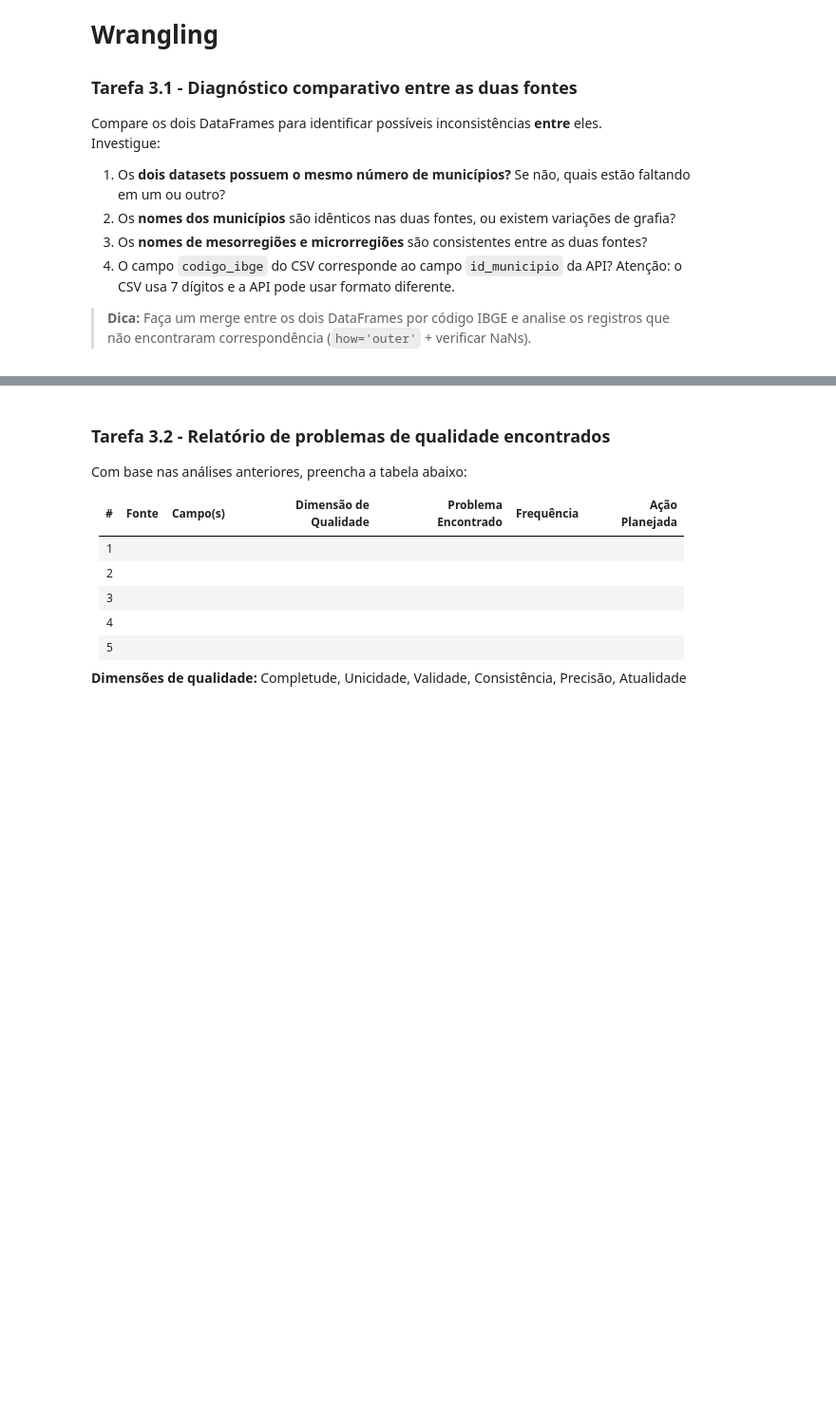
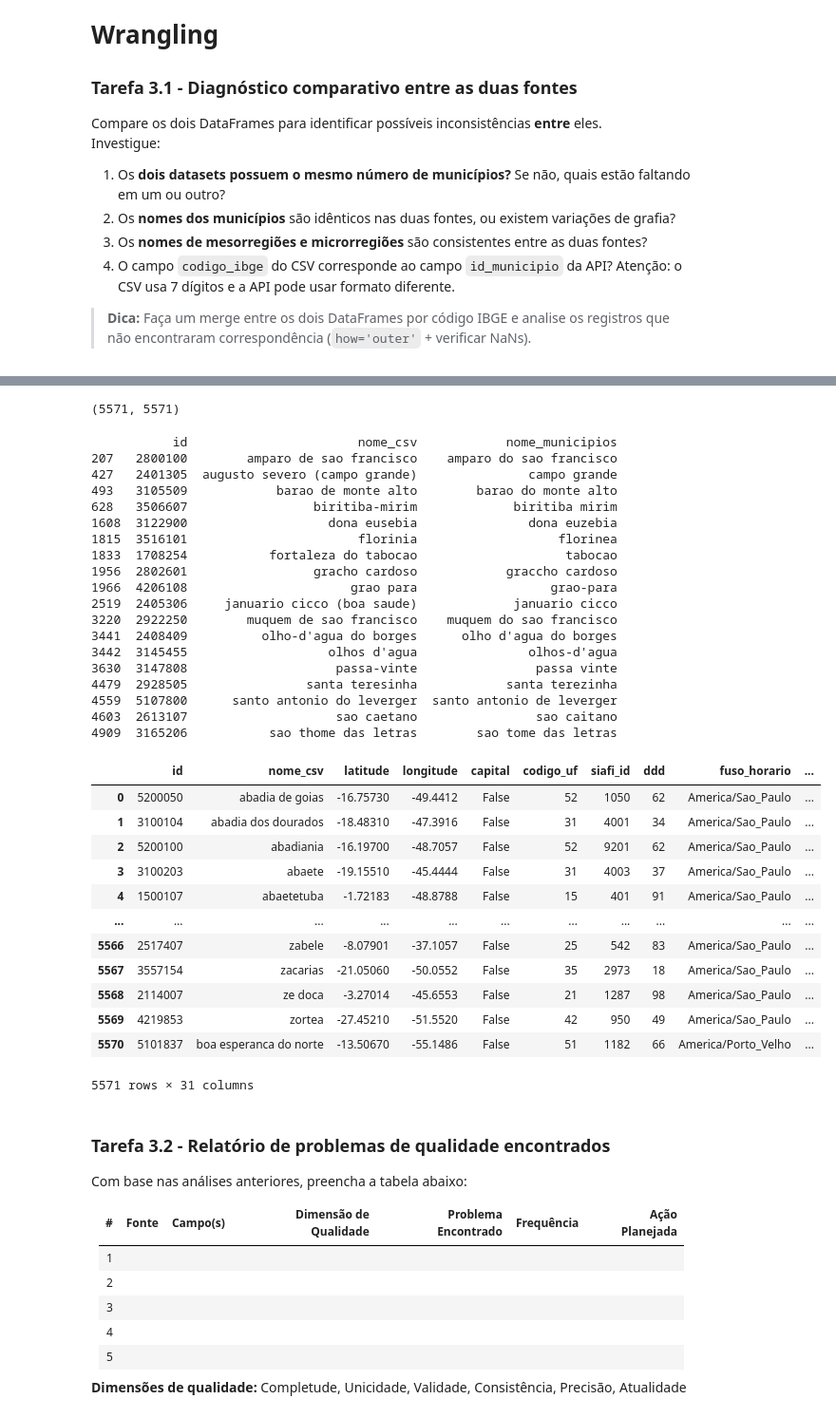
Before and after one commit to davidogral/Data-Wragling, a Jupyter notebook: Davi/vini.ipynb, the cells around one changed output, grey strips where cells are left out. Shown at 95% size. Drawn from its saved outputs; the diff is of its cells as text; code cells hidden in the pictures; blank space fills up the shorter version.

```diff
--- a/Davi/vini.ipynb
+++ b/Davi/vini.ipynb
@@ -418,8 +418,6 @@ Investigue:
 # %%
 # Normalização de colunas para garantir consistência entre os DataFrames
 import unicodedata
-
-df_municipios_csv = df_municipios_csv.rename(columns={"codigo_ibge": "id"})
 
 def normalizar(texto):
     if pd.isna(texto):
@@ -430,14 +428,3 @@ def normalizar(texto):
     texto = "".join(c for c in texto if not unicodedata.combining(c))
 
     return texto
-
-df_municipios_csv["nome"] = df_municipios_csv["nome"].apply(normalizar)
-df_municipios["nome"] = df_municipios["nome"].apply(normalizar)
-
-df_merge = df_municipios_csv.merge(df_municipios, on="id", suffixes=("_csv", "_municipios"))
-diferentes = df_merge[df_merge["nome_csv"] != df_merge["nome_municipios"]]
-print(diferentes[["id", "nome_csv", "nome_municipios"]])
-
-correcoes = dict(zip(diferentes["nome_csv"], diferentes["nome_municipios"]))
-df_municipios_csv["nome"] = df_municipios_csv["nome"].replace(correcoes)
-df_municipios["nome"] = df_municipios["nome"].replace(correcoes)
@@ -466,7 +431,56 @@ df_municipios["nome"] = df_municipios["nome"].replace(correcoes)
 # %%
 # Tarefa 3.1a - Compare o volume de municípios nas duas fontes
+
+df_municipios_csv.shape[0], df_municipios.shape[0]
+# %% [output]
+(5571, 5571)
 # %%
 # Tarefa 3.1b - Identifique municípios presentes em uma fonte mas ausentes na outra
+
+df_municipios_csv = df_municipios_csv.rename(columns={"codigo_ibge": "id"})
+
+df_municipios_csv["nome"] = df_municipios_csv["nome"].apply(normalizar)
+df_municipios["nome"] = df_municipios["nome"].apply(normalizar)
+
+df_merge = df_municipios_csv.merge(df_municipios, on="id", suffixes=("_csv", "_municipios"))
+diferentes = df_merge[df_merge["nome_csv"] != df_merge["nome_municipios"]]
+print(diferentes[["id", "nome_csv", "nome_municipios"]])
+
+correcoes = dict(zip(diferentes["nome_csv"], diferentes["nome_municipios"]))
+df_merge["nome_municipios"] = df_merge["nome_municipios"].replace(correcoes)
+# %% [output]
+           id                       nome_csv            nome_municipios
+207   2800100        amparo de sao francisco    amparo do sao francisco
+427   2401305  augusto severo (campo grande)               campo grande
+493   3105509            barao de monte alto        barao do monte alto
+628   3506607                 biritiba-mirim             biritiba mirim
+1608  3122900                   dona eusebia               dona euzebia
+1815  3516101                       florinia                   florinea
+1833  1708254           fortaleza do tabocao                    tabocao
+1956  2802601                 gracho cardoso            graccho cardoso
+1966  4206108                      grao para                  grao-para
+2519  2405306     januario cicco (boa saude)             januario cicco
+3220  2922250        muquem de sao francisco    muquem do sao francisco
+3441  2408409          olho-d'agua do borges      olho d'agua do borges
+3442  3145455                   olhos d'agua               olhos-d'agua
+3630  3147808                    passa-vinte                passa vinte
+4479  2928505                santa teresinha            santa terezinha
+4559  5107800      santo antonio do leverger  santo antonio de leverger
+4603  2613107                    sao caetano                sao caitano
+4909  3165206           sao thome das letras        sao tome das letras
+|  | id | nome_csv | latitude | longitude | capital | codigo_uf | siafi_id | ddd | fuso_horario | ... |
+| 0 | 5200050 | abadia de goias | -16.75730 | -49.4412 | False | 52 | 1050 | 62 | America/Sao_Paulo | ... |
+| 1 | 3100104 | abadia dos dourados | -18.48310 | -47.3916 | False | 31 | 4001 | 34 | America/Sao_Paulo | ... |
+| 2 | 5200100 | abadiania | -16.19700 | -48.7057 | False | 52 | 9201 | 62 | America/Sao_Paulo | ... |
+| 3 | 3100203 | abaete | -19.15510 | -45.4444 | False | 31 | 4003 | 37 | America/Sao_Paulo | ... |
+| 4 | 1500107 | abaetetuba | -1.72183 | -48.8788 | False | 15 | 401 | 91 | America/Sao_Paulo | ... |
+| ... | ... | ... | ... | ... | ... | ... | ... | ... | ... | ... |
+| 5566 | 2517407 | zabele | -8.07901 | -37.1057 | False | 25 | 542 | 83 | America/Sao_Paulo | ... |
+| 5567 | 3557154 | zacarias | -21.05060 | -50.0552 | False | 35 | 2973 | 18 | America/Sao_Paulo | ... |
+| 5568 | 2114007 | ze doca | -3.27014 | -45.6553 | False | 21 | 1287 | 98 | America/Sao_Paulo | ... |
+| 5569 | 4219853 | zortea | -27.45210 | -51.5520 | False | 42 | 950 | 49 | America/Sao_Paulo | ... |
+| 5570 | 5101837 | boa esperanca do norte | -13.50670 | -55.1486 | False | 51 | 1182 | 66 | America/Porto_Velho | ... |
+5571 rows × 31 columns
 # %%
 # Tarefa 3.1c - Compare os nomes de mesorregiões e microrregiões entre as fontes
 # %% [markdown]
```
Also changed, not shown: parts of 2 cells of this notebook.
